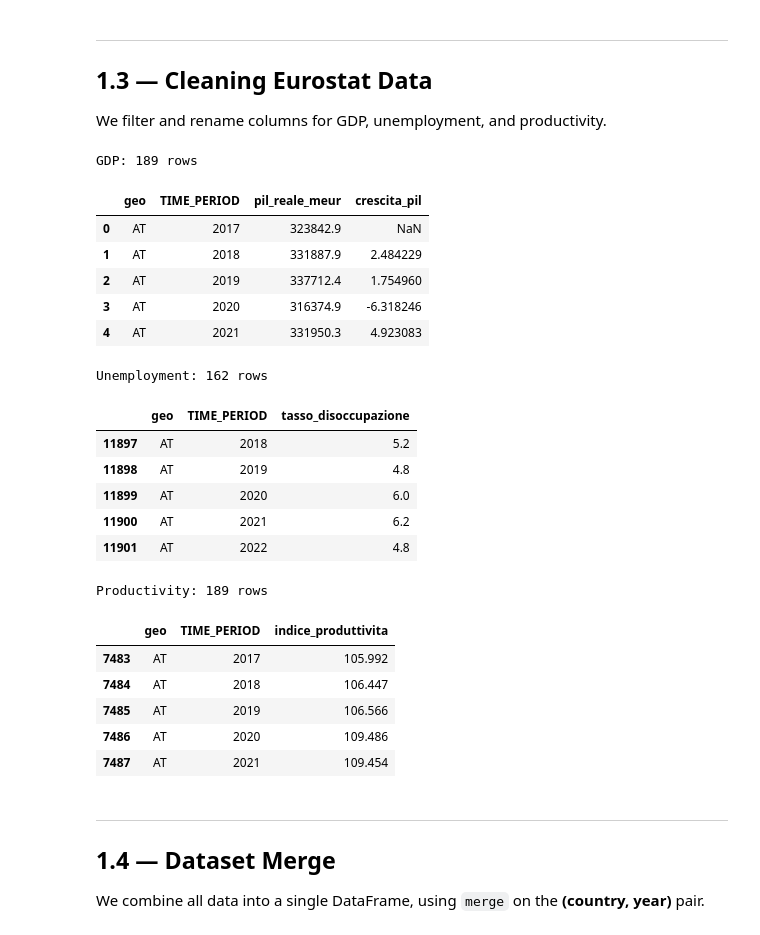
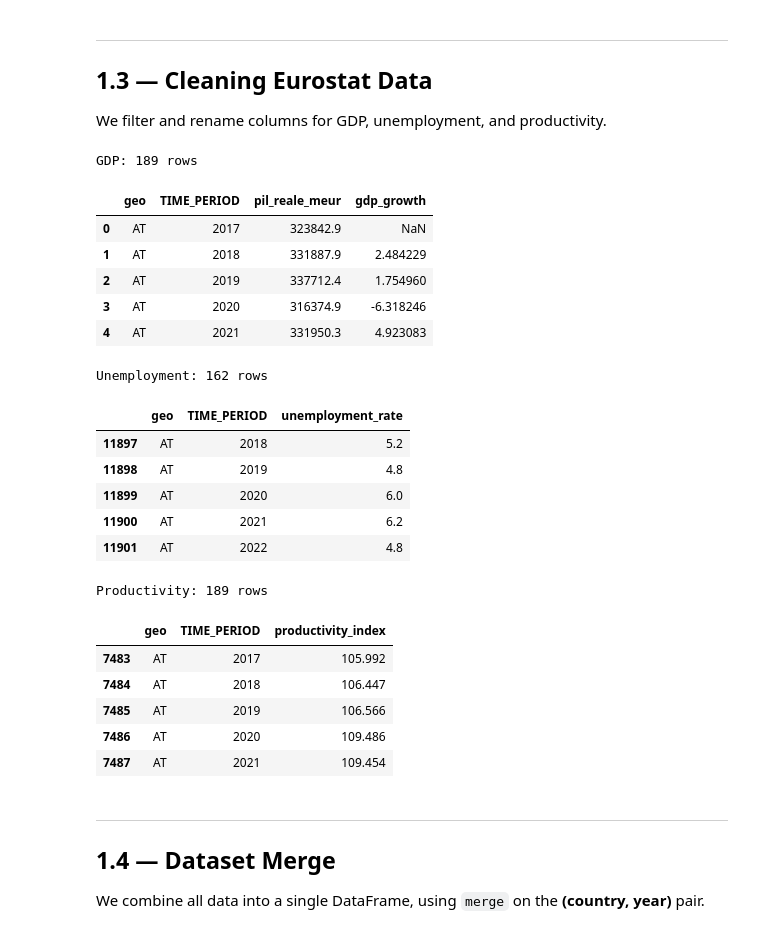
Before and after one commit to matperrucci-cell/Internet-Network-Economics, a Jupyter notebook: analysis.ipynb, the cells around one changed output. Cells and saved outputs as stored; diff of their text form; code cells hidden in the pictures.

```diff
--- a/analysis.ipynb
+++ b/analysis.ipynb
@@ -250,20 +250,20 @@ We filter and rename columns for GDP, unemployment, and productivity.
 # %%
 # --- Real GDP ---
 df_gdp = df_gdp_raw[['geo', 'TIME_PERIOD', 'OBS_VALUE']].copy()
 df_gdp = df_gdp.dropna()                              # remove missing values
 df_gdp = df_gdp[df_gdp['geo'].isin(EU27)]             # EU27 countries only
 df_gdp = df_gdp.rename(columns={'OBS_VALUE': 'pil_reale_meur'})
 df_gdp = df_gdp.sort_values(['geo', 'TIME_PERIOD'])   # sort by country and year
 
 # % GDP growth compared to the previous year
 # pct_change() computes: (current_value - previous_value) / previous_value
-df_gdp['crescita_pil'] = df_gdp.groupby('geo')['pil_reale_meur'].pct_change() * 100
+df_gdp['gdp_growth'] = df_gdp.groupby('geo')['pil_reale_meur'].pct_change() * 100
 
 print(f'GDP: {len(df_gdp)} rows')
 df_gdp.head()
 # %% [output]
 GDP: 189 rows
-|  | geo | TIME_PERIOD | pil_reale_meur | crescita_pil |
+|  | geo | TIME_PERIOD | pil_reale_meur | gdp_growth |
 | 0 | AT | 2017 | 323842.9 | NaN |
 | 1 | AT | 2018 | 331887.9 | 2.484229 |
 | 2 | AT | 2019 | 337712.4 | 1.754960 |
@@ -277,13 +277,13 @@ df_unemp = df_unemp[df_unemp['sex']  == 'T']        # T = total (male + female)
 df_unemp = df_unemp[df_unemp['age']  == 'Y15-74']   # standard age group
 df_unemp = df_unemp[df_unemp['unit'] == 'PC_ACT']   # percentage of labour force
 df_unemp = df_unemp[['geo', 'TIME_PERIOD', 'OBS_VALUE']]
-df_unemp = df_unemp.rename(columns={'OBS_VALUE': 'tasso_disoccupazione'})
+df_unemp = df_unemp.rename(columns={'OBS_VALUE': 'unemployment_rate'})
 
 print(f'Unemployment: {len(df_unemp)} rows')
 df_unemp.head()
 # %% [output]
 Unemployment: 162 rows
-|  | geo | TIME_PERIOD | tasso_disoccupazione |
+|  | geo | TIME_PERIOD | unemployment_rate |
 | 11897 | AT | 2018 | 5.2 |
 | 11898 | AT | 2019 | 4.8 |
 | 11899 | AT | 2020 | 6.0 |
@@ -296,13 +296,13 @@ df_prod = df_prod[df_prod['TIME_PERIOD'].between(2017, 2023)]
 df_prod = df_prod[df_prod['na_item'] == 'RLPR_HW']  # productivity per hour worked
 df_prod = df_prod[df_prod['unit']    == 'I10']       # index, base 2010 = 100
 df_prod = df_prod[['geo', 'TIME_PERIOD', 'OBS_VALUE']]
-df_prod = df_prod.rename(columns={'OBS_VALUE': 'indice_produttivita'})
+df_prod = df_prod.rename(columns={'OBS_VALUE': 'productivity_index'})
 
 print(f'Productivity: {len(df_prod)} rows')
 df_prod.head()
 # %% [output]
 Productivity: 189 rows
-|  | geo | TIME_PERIOD | indice_produttivita |
+|  | geo | TIME_PERIOD | productivity_index |
 | 7483 | AT | 2017 | 105.992 |
 | 7484 | AT | 2018 | 106.447 |
 | 7485 | AT | 2019 | 106.566 |
```
Also changed, not shown: parts of 27 cells of this notebook, 1 other file.
